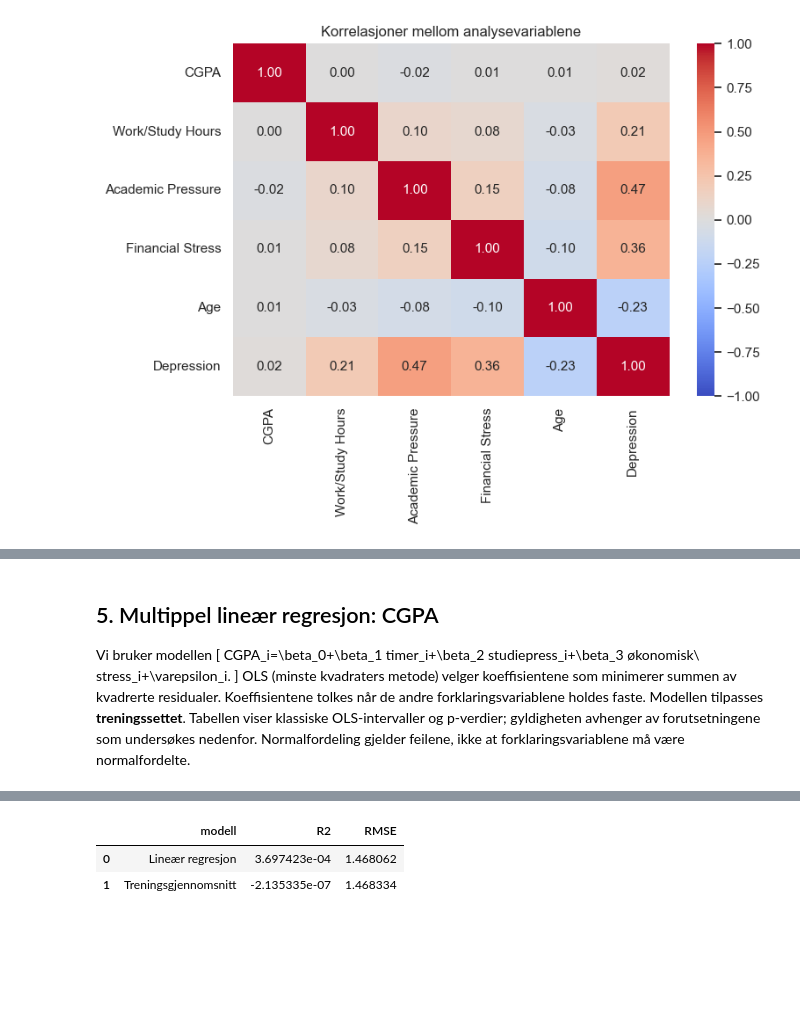
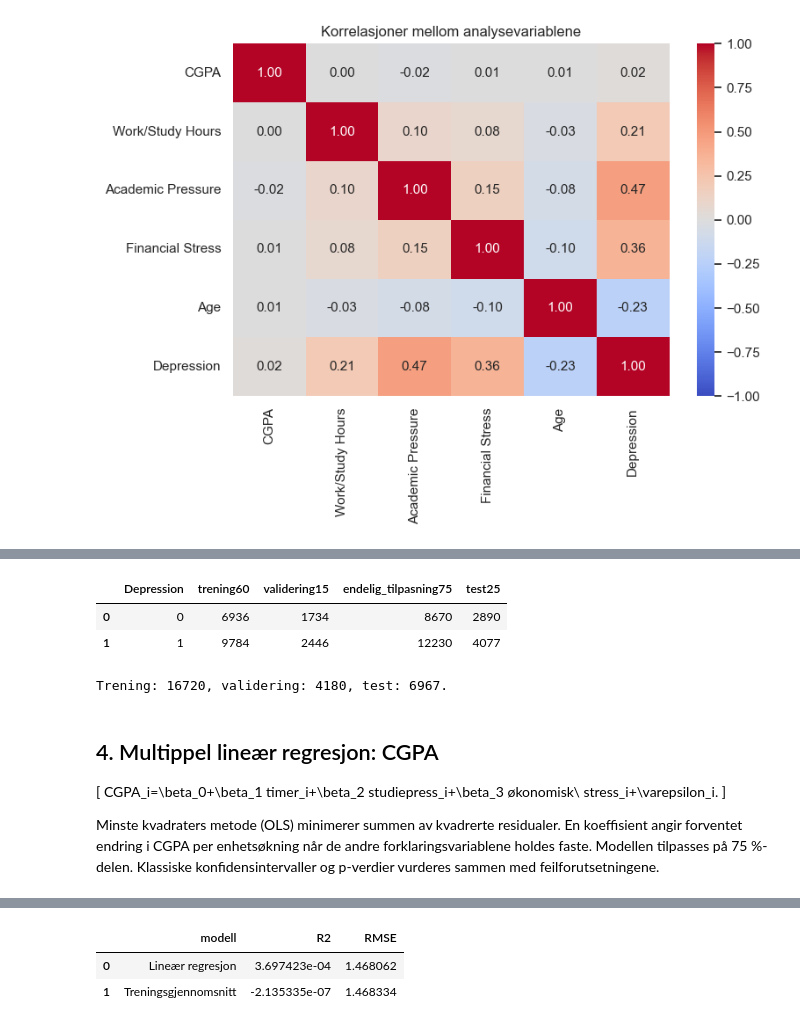
Before and after one commit to holakle/Statistikk_prosjekt, a Jupyter notebook: analyse.ipynb, the cells around one changed output, grey strips where cells are left out. Cells and saved outputs as stored; diff of their text form; code cells hidden in the pictures; blank space fills up the shorter version.

```diff
--- a/analyse.ipynb
+++ b/analyse.ipynb
@@ -31,15 +23,11 @@ import numpy as np
 import pandas as pd
 import seaborn as sns
 import statsmodels.api as sm
-from IPython.display import Markdown, display
+from IPython.display import display
 from sklearn.cluster import KMeans
-from sklearn.dummy import DummyClassifier
-from sklearn.linear_model import LinearRegression, LogisticRegression
 from sklearn.metrics import accuracy_score, confusion_matrix, mean_squared_error, r2_score
 from sklearn.model_selection import train_test_split
-from sklearn.pipeline import make_pipeline
 from sklearn.preprocessing import StandardScaler
-from statsmodels.stats.outliers_influence import variance_inflation_factor
 
 DATAFIL = Path('Student_Depression_Dataset.csv')
 FIGURER = Path('figurer')
@@ -47,15 +35,14 @@ RESULTATER = Path('resultater')
 FIGURER.mkdir(exist_ok=True)
 RESULTATER.mkdir(exist_ok=True)
 FROE = 42
-TESTANDEL = 0.25
 REG_VARIABLER = ['Work/Study Hours', 'Academic Pressure', 'Financial Stress']
 KLASS_VARIABLER = ['CGPA', *REG_VARIABLER, 'Age']
 ANALYSEKOLONNER = [*KLASS_VARIABLER, 'Depression']
 sns.set_theme(style='whitegrid')
 plt.rcParams.update({'font.size': 11})
 
-def lagre_tabell(tabell, navn, index=False):
-    tabell.to_csv(RESULTATER / f'{navn}.csv', index=index, encoding='utf-8')
+def lagre_tabell(tabell, navn):
+    tabell.to_csv(RESULTATER / f'{navn}.csv', index=False, encoding='utf-8')
     display(tabell)
 
 def lagre_figur(figur, navn):
@@ -234,14 +191,38 @@ er god; se også på variasjon i variablene, modelltilpasning og feiltyper på t
+# %%
+tren, test = train_test_split(df, test_size=0.25, random_state=FROE, stratify=df['Depression'])
+trening60, validering = train_test_split(
+    tren, test_size=0.20, random_state=FROE, stratify=tren['Depression'])
+
+# «tren» er den samlede 75 %-delen som brukes ved endelig tilpasning.
+klasse_per_del = pd.DataFrame({
+    'trening60': trening60['Depression'].value_counts(),
+    'validering15': validering['Depression'].value_counts(),
+    'endelig_tilpasning75': tren['Depression'].value_counts(),
+    'test25': test['Depression'].value_counts(),
+}).reindex([0, 1]).rename_axis('Depression').reset_index()
+lagre_tabell(klasse_per_del, 'klassefordeling_trening_test')
+print(f'Trening: {len(trening60)}, validering: {len(validering)}, test: {len(test)}.')
+
+assert set(trening60.index).isdisjoint(validering.index)
+assert set(trening60.index) | set(validering.index) == set(tren.index)
+assert set(tren['id']).isdisjoint(test['id'])
+assert len(tren) + len(test) == len(df)
+# %% [output]
+|  | Depression | trening60 | validering15 | endelig_tilpasning75 | test25 |
+| 0 | 0 | 6936 | 1734 | 8670 | 2890 |
+| 1 | 1 | 9784 | 2446 | 12230 | 4077 |
+Trening: 16720, validering: 4180, test: 6967.
 # %% [markdown]
-## 5. Multippel lineær regresjon: CGPA
-Vi bruker modellen
+## 4. Multippel lineær regresjon: CGPA
+
 \[
 CGPA_i=\beta_0+\beta_1 timer_i+\beta_2 studiepress_i+\beta_3 økonomisk\ stress_i+\varepsilon_i.
 \]
-OLS (minste kvadraters metode) velger koeffisientene som minimerer summen av kvadrerte
-residualer. Koeffisientene tolkes når de andre forklaringsvariablene holdes faste.
-Modellen tilpasses **treningssettet**. Tabellen viser klassiske OLS-intervaller og
-p-verdier; gyldigheten avhenger av forutsetningene som undersøkes nedenfor.
-Normalfordeling gjelder feilene, ikke at forklaringsvariablene må være normalfordelte.
+
+Minste kvadraters metode (OLS) minimerer summen av kvadrerte residualer.
+En koeffisient angir forventet endring i CGPA per enhetsøkning når de andre
+forklaringsvariablene holdes faste. Modellen tilpasses på 75 %-delen.
+Klassiske konfidensintervaller og p-verdier vurderes sammen med feilforutsetningene.
 # %%
 X_tren = sm.add_constant(tren[REG_VARIABLER], has_constant='add')
 X_test = sm.add_constant(test[REG_VARIABLER], has_constant='add')
```
Also changed, not shown: parts of 41 cells of this notebook, 14 other files.
